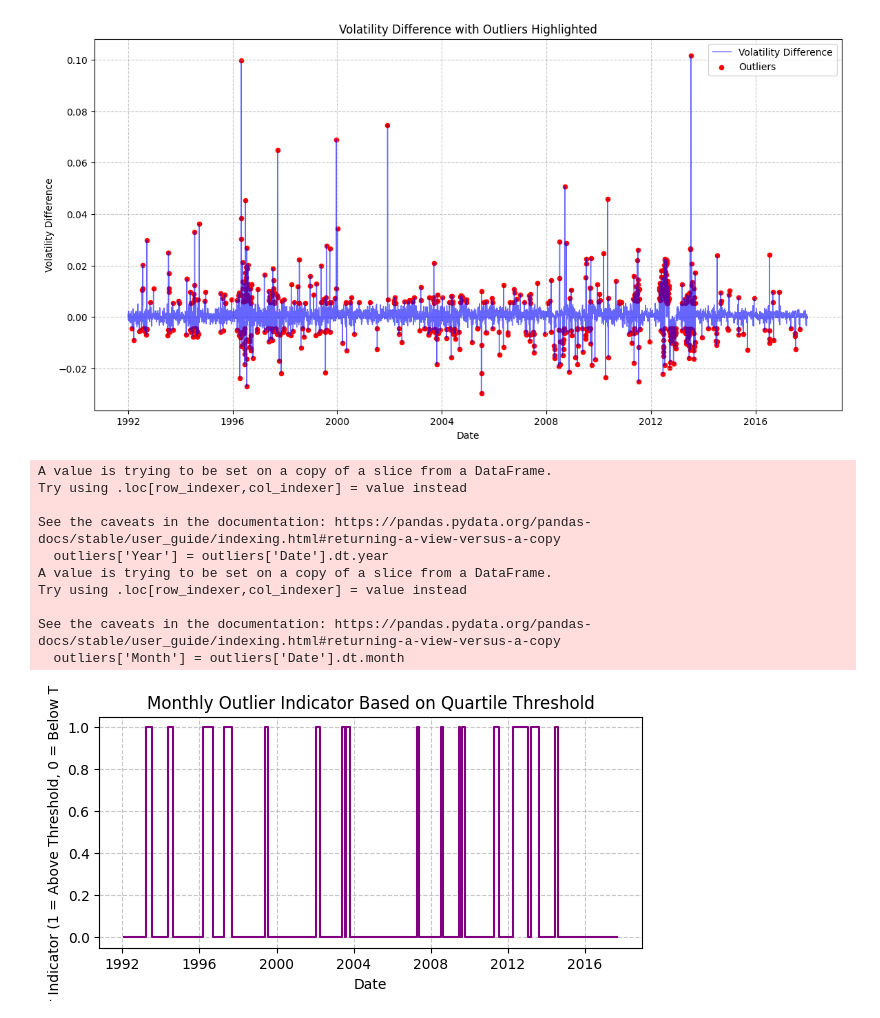
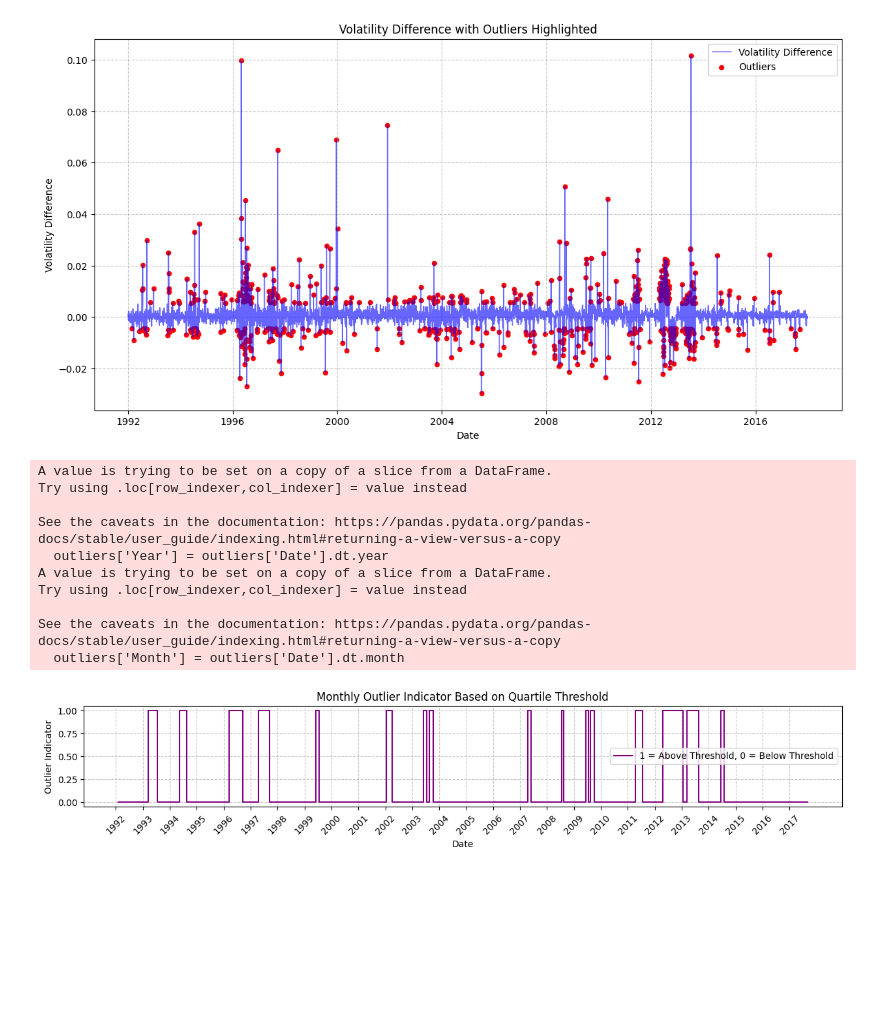
Before and after one commit to mkowa2/Data_Bandits_CS418, a Jupyter notebook: VISUALIZATION_rangedata_commodities_since1877.ipynb, the cells around one changed output. Cells and saved outputs as stored; diff of their text form; code cells hidden in the pictures; blank space fills up the shorter version.

```diff
--- a/VISUALIZATION_rangedata_commodities_since1877.ipynb
+++ b/VISUALIZATION_rangedata_commodities_since1877.ipynb
@@ -175,31 +141,37 @@ plt.show()
 # %%
 outliers['Year'] = outliers['Date'].dt.year
 outliers['Month'] = outliers['Date'].dt.month
 
 
 monthly_outlier_count = outliers.groupby(['Year', 'Month']).size()
 outlier_threshold = monthly_outlier_count.quantile(0.75)
 
 monthly_outlier_indicator = (monthly_outlier_count > outlier_threshold).astype(int)
 
 monthly_outlier_indicator.index = pd.to_datetime(monthly_outlier_indicator.index.map(lambda x: f"{x[0]}-{x[1]}-01"))
 
-plt.figure(figsize=(7, 3))
-plt.step(monthly_outlier_indicator.index, monthly_outlier_indicator, where='mid', color='purple')
+plt.figure(figsize=(15, 2))
+plt.step(monthly_outlier_indicator.index, monthly_outlier_indicator, where='mid', color='purple', label='1 = Above Threshold, 0 = Below Threshold')
 plt.xlabel('Date')
-plt.ylabel('Outlier Indicator (1 = Above Threshold, 0 = Below Threshold)')
+plt.ylabel('Outlier Indicator')
 plt.title('Monthly Outlier Indicator Based on Quartile Threshold')
+
+plt.legend()
+
+years = pd.date_range(start="1992-01-01", end=monthly_outlier_indicator.index.max(), freq='YS')
+plt.xticks(years, [year.year for year in years], rotation=45)
+
 plt.grid(True, linestyle='--', alpha=0.7)
 plt.show()
 # %% [output]
 A value is trying to be set on a copy of a slice from a DataFrame.
 Try using .loc[row_indexer,col_indexer] = value instead
 
 See the caveats in the documentation: https://pandas.pydata.org/pandas-docs/stable/user_guide/indexing.html#returning-a-view-versus-a-copy
   outliers['Year'] = outliers['Date'].dt.year
 A value is trying to be set on a copy of a slice from a DataFrame.
 Try using .loc[row_indexer,col_indexer] = value instead
 
 See the caveats in the documentation: https://pandas.pydata.org/pandas-docs/stable/user_guide/indexing.html#returning-a-view-versus-a-copy
   outliers['Month'] = outliers['Date'].dt.month
-[figure, old version]
+[figure, new version]
```
Also changed, not shown: parts of 3 cells of this notebook.
